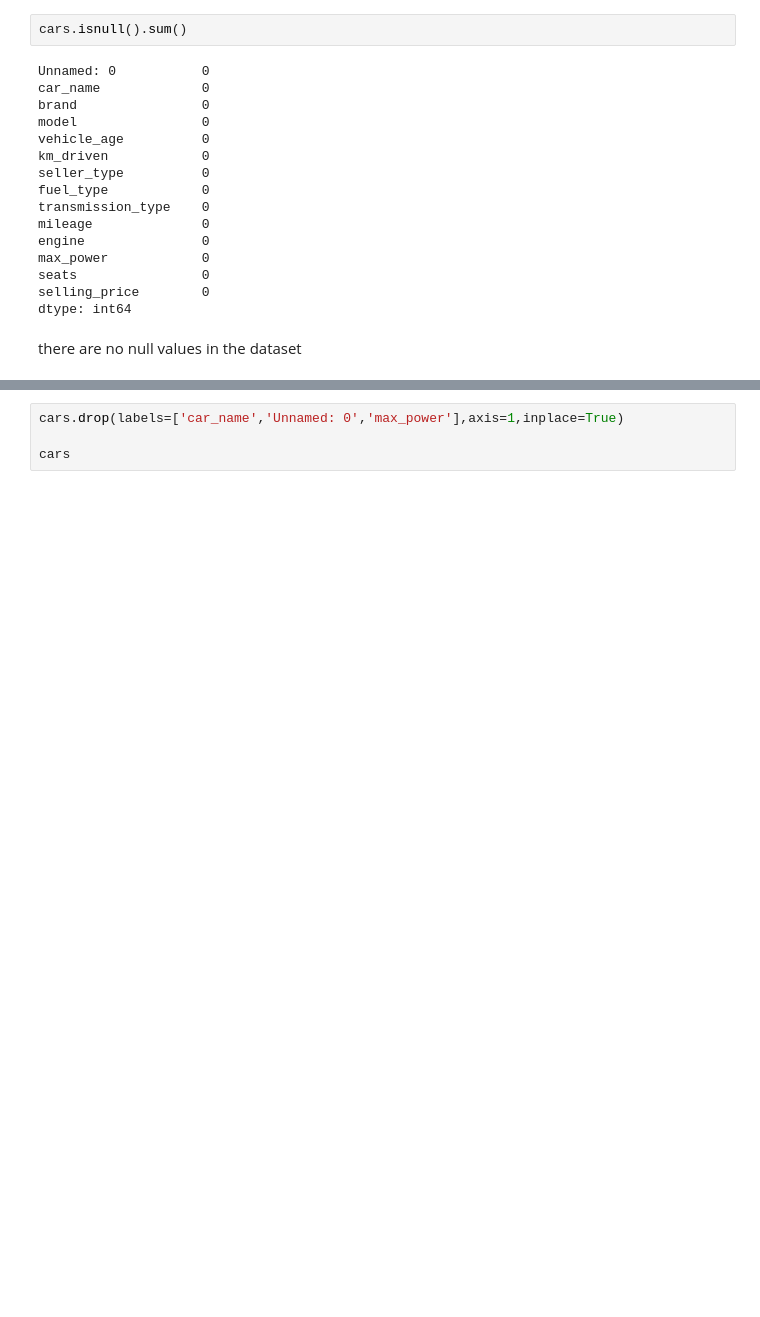
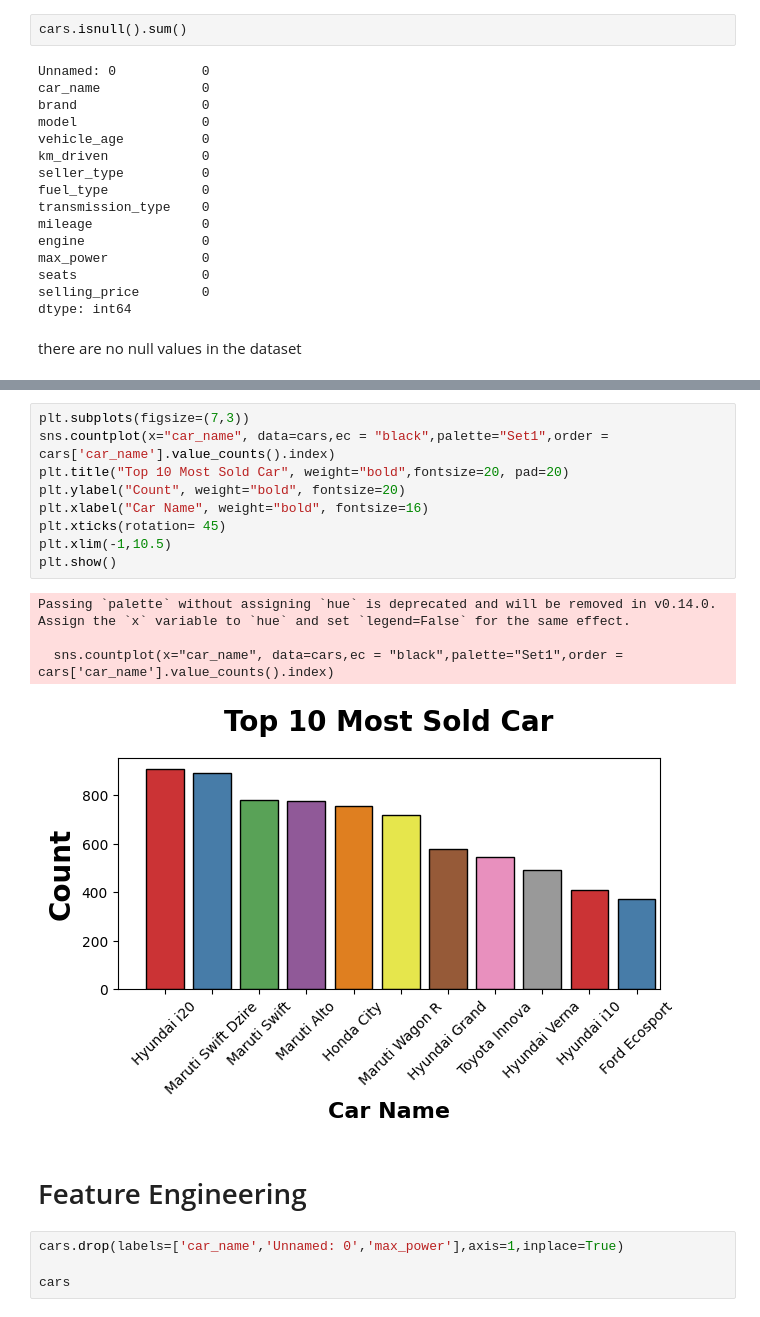
Before and after one commit to ishahmshah1025/IEEE-HACKATHON-Data-Pioneers, a Jupyter notebook: Input__Data_Pioneers_RFR.ipynb, the cells around one changed output, grey strips where cells are left out. Cells and saved outputs as stored; diff of their text form; blank space fills up the shorter version.

```diff
--- a/Input__Data_Pioneers_RFR.ipynb
+++ b/Input__Data_Pioneers_RFR.ipynb
@@ -58,3 +162,19 @@ there are no null values in the dataset
+# %%
+plt.subplots(figsize=(7,3))
+sns.countplot(x="car_name", data=cars,ec = "black",palette="Set1",order = cars['car_name'].value_counts().index)
+plt.title("Top 10 Most Sold Car", weight="bold",fontsize=20, pad=20)
+plt.ylabel("Count", weight="bold", fontsize=20)
+plt.xlabel("Car Name", weight="bold", fontsize=16)
+plt.xticks(rotation= 45)
+plt.xlim(-1,10.5)
+plt.show()
+# %% [output]
+Passing `palette` without assigning `hue` is deprecated and will be removed in v0.14.0. Assign the `x` variable to `hue` and set `legend=False` for the same effect.
+
+  sns.countplot(x="car_name", data=cars,ec = "black",palette="Set1",order = cars['car_name'].value_counts().index)
+[figure, added]
+# %% [markdown]
+# Feature Engineering
 # %%
 cars.drop(labels=['car_name','Unnamed: 0','max_power'],axis=1,inplace=True)
 
```
Also changed, not shown: parts of 22 cells of this notebook.
